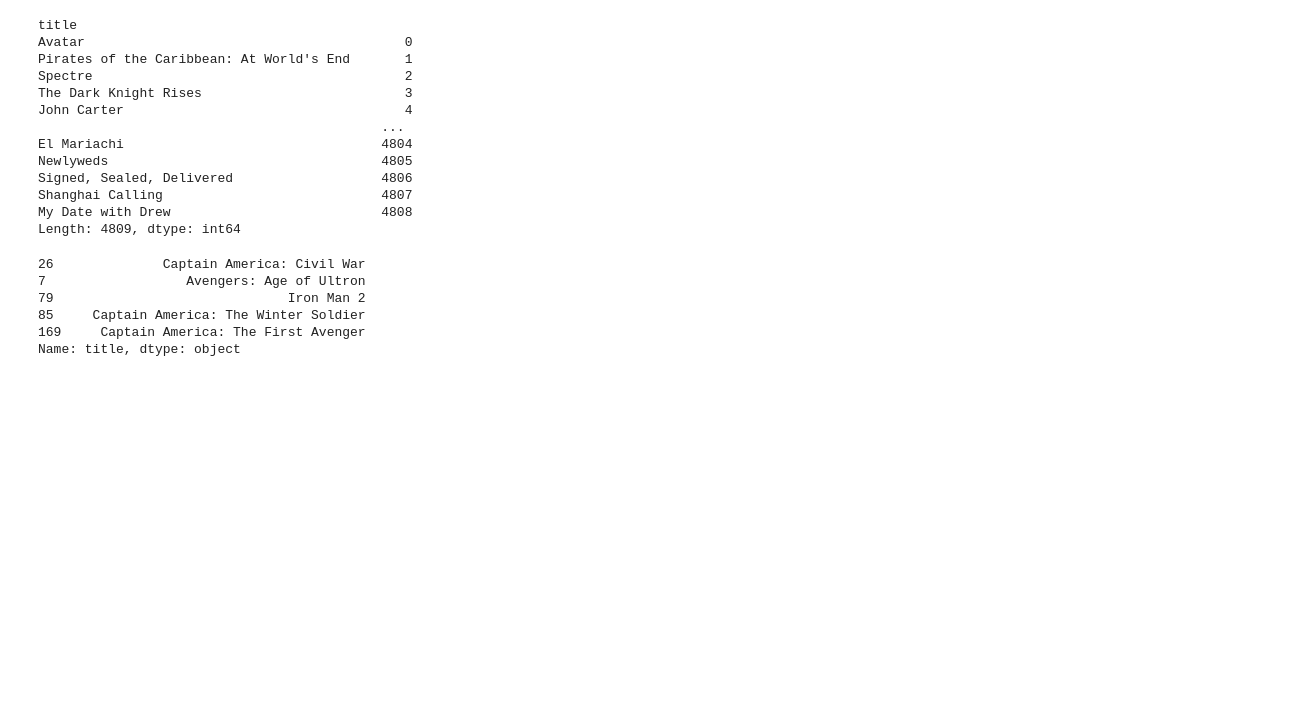
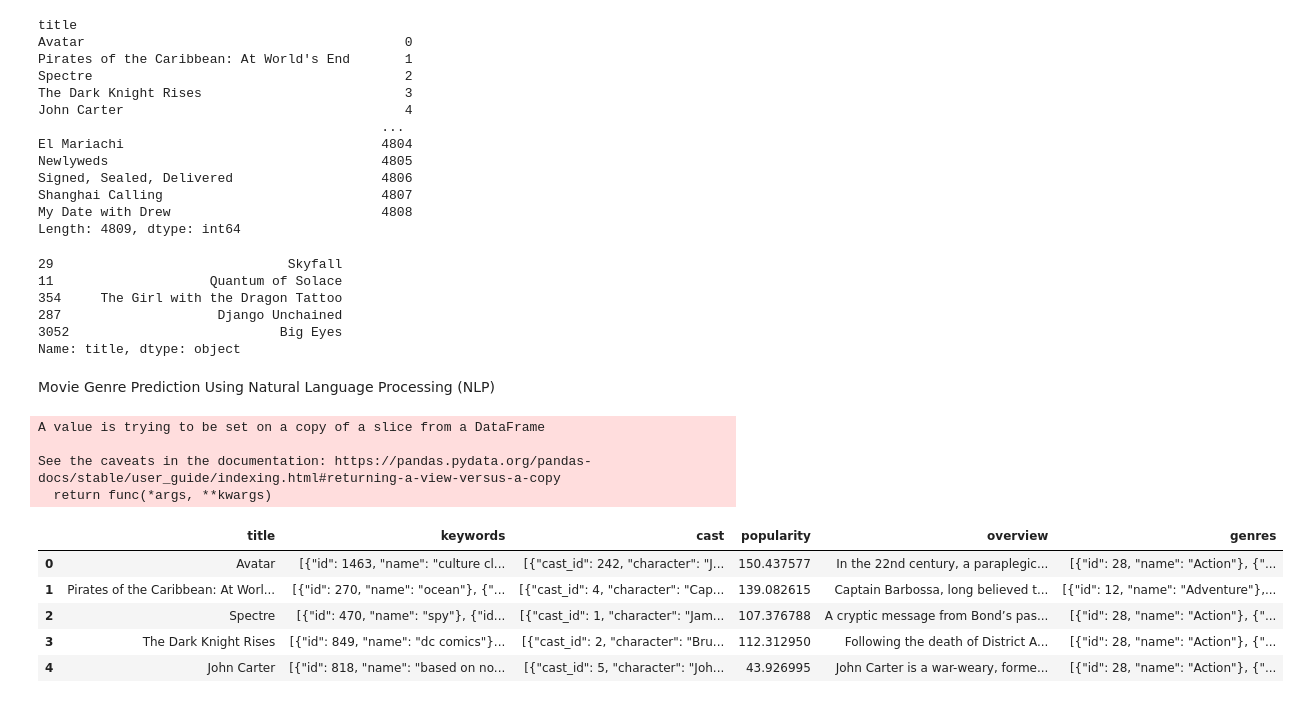
Before and after one commit to kregmi001/ML-and-Deep-Learning-for-Single-and-Muti-Class-Classification, a Jupyter notebook: movie-recommendation-system.ipynb, the cells around one changed output. Saved outputs shown, nothing was run; the diff lists cells and outputs as text; code cells hidden in the pictures; blank space fills up the shorter version.

```diff
--- a/movie-recommendation-system.ipynb
+++ b/movie-recommendation-system.ipynb
@@ -210,12 +210,34 @@ def get_recommendations(title, cosine_sim=cosine_sim):
 
     # Return the top 5 most similar movies
     return new_df['title'].iloc[movie_indices]
-# %%
-get_recommendations('The Avengers')
-# %% [output]
-26              Captain America: Civil War
-7                  Avengers: Age of Ultron
-79                              Iron Man 2
-85     Captain America: The Winter Soldier
-169     Captain America: The First Avenger
-Name: title, dtype: object
+# %%
+movie_recommendations('Spectre')
+# %% [output]
+29                              Skyfall
+11                    Quantum of Solace
+354     The Girl with the Dragon Tattoo
+287                    Django Unchained
+3052                           Big Eyes
+Name: title, dtype: object
+# %% [markdown]
+Movie Genre Prediction Using Natural Language Processing (NLP)
+# %%
+movies_v2 = pd.read_csv('../input/tmdb-movie-metadata/tmdb_5000_movies.csv')
+credits_v2 = pd.read_csv('../input/tmdb-movie-metadata/tmdb_5000_credits.csv')
+movies_v2 = movies_v2.merge(credits_v2,on='title')
+
+
+movies_clean = movies_v2[['title','keywords','cast','popularity','overview','genres']]
+movies_clean.dropna(inplace=True)
+movies_clean.head(5)
+# %% [output]
+A value is trying to be set on a copy of a slice from a DataFrame
+
+See the caveats in the documentation: https://pandas.pydata.org/pandas-docs/stable/user_guide/indexing.html#returning-a-view-versus-a-copy
+  return func(*args, **kwargs)
+|  | title | keywords | cast | popularity | overview | genres |
+| 0 | Avatar | [{"id": 1463, "name": "culture cl... | [{"cast_id": 242, "character": "J... | 150.437577 | In the 22nd century, a paraplegic... | [{"id": 28, "name": "Action"}, {"... |
+| 1 | Pirates of the Caribbean: At Worl... | [{"id": 270, "name": "ocean"}, {"... | [{"cast_id": 4, "character": "Cap... | 139.082615 | Captain Barbossa, long believed t... | [{"id": 12, "name": "Adventure"},... |
+| 2 | Spectre | [{"id": 470, "name": "spy"}, {"id... | [{"cast_id": 1, "character": "Jam... | 107.376788 | A cryptic message from Bond’s pas... | [{"id": 28, "name": "Action"}, {"... |
+| 3 | The Dark Knight Rises | [{"id": 849, "name": "dc comics"}... | [{"cast_id": 2, "character": "Bru... | 112.312950 | Following the death of District A... | [{"id": 28, "name": "Action"}, {"... |
+| 4 | John Carter | [{"id": 818, "name": "based on no... | [{"cast_id": 5, "character": "Joh... | 43.926995 | John Carter is a war-weary, forme... | [{"id": 28, "name": "Action"}, {"... |
```
Also changed, not shown: parts of 20 cells of this notebook.
